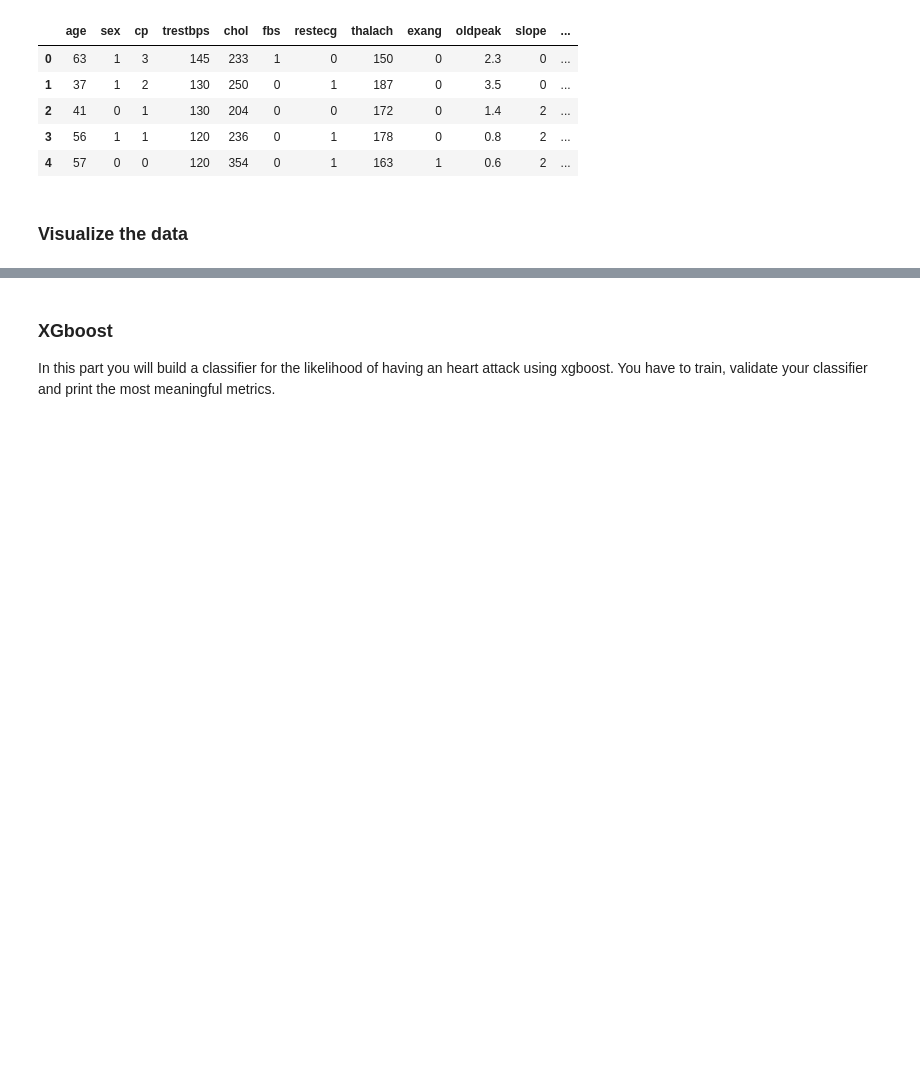
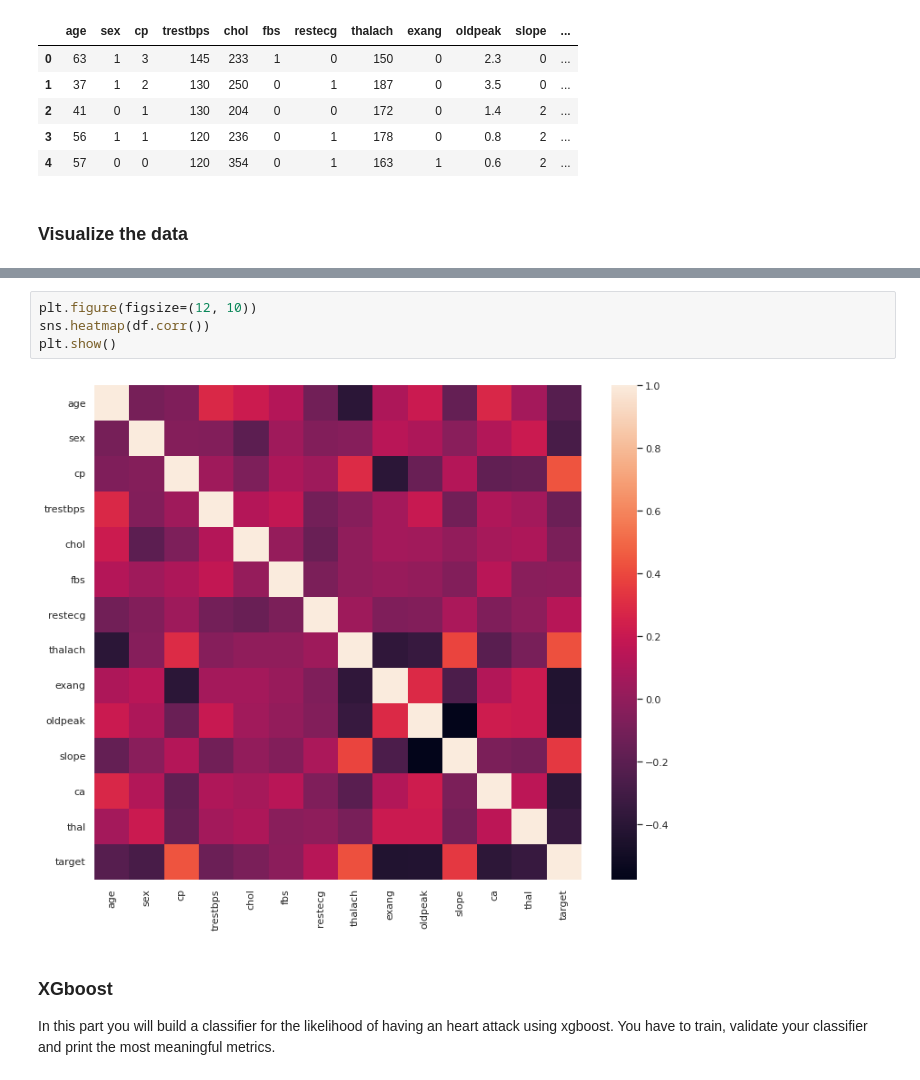
Before and after one commit to fedj99/robot_judge_2021, a Jupyter notebook: homeworks/HW05.ipynb, the cells around one changed output, grey strips where cells are left out. Cells and saved outputs as stored; diff of their text form; blank space fills up the shorter version.

```diff
--- a/homeworks/HW05.ipynb
+++ b/homeworks/HW05.ipynb
@@ -99,3 +112,9 @@ df.head()
+# %%
+plt.figure(figsize=(12, 10))
+sns.heatmap(df.corr())
+plt.show()
+# %% [output]
+[figure, added]
 # %% [markdown]
 ### XGboost
 
```
Also changed, not shown: parts of 9 cells of this notebook.
